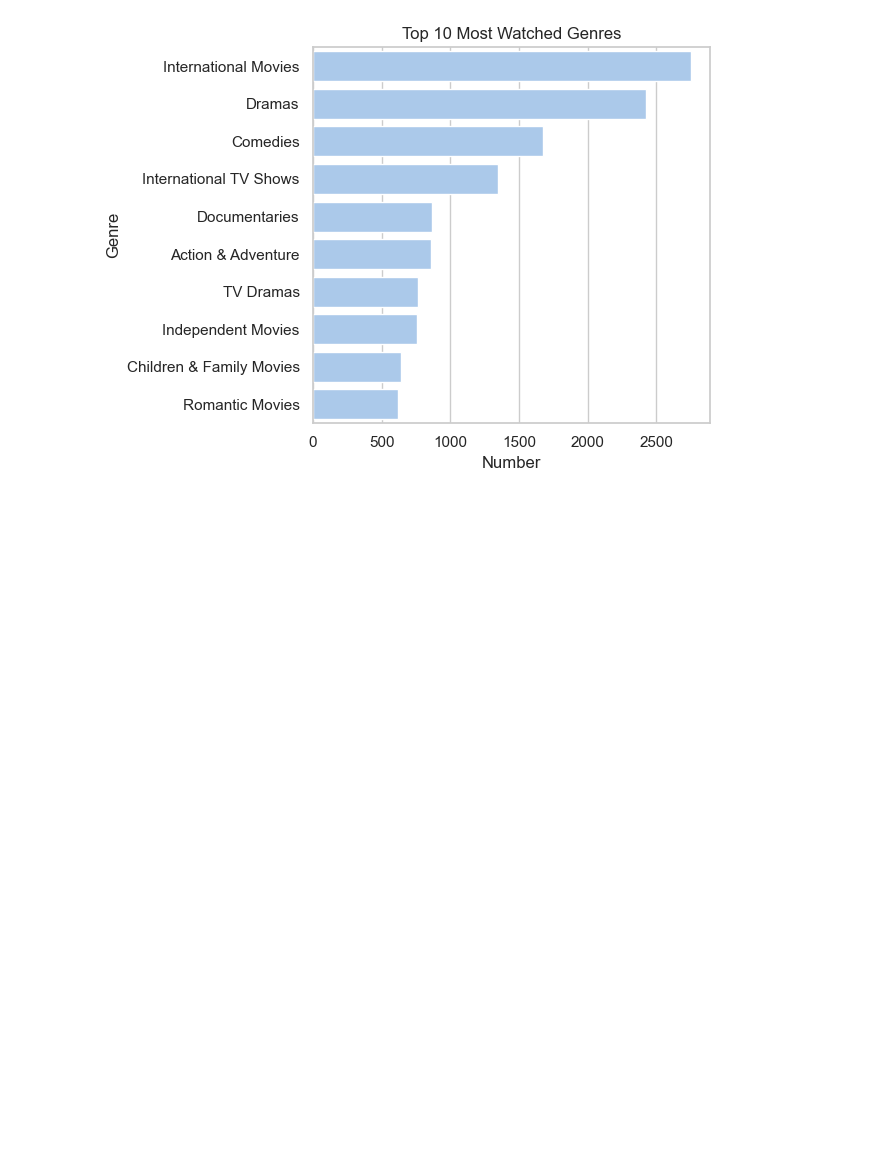
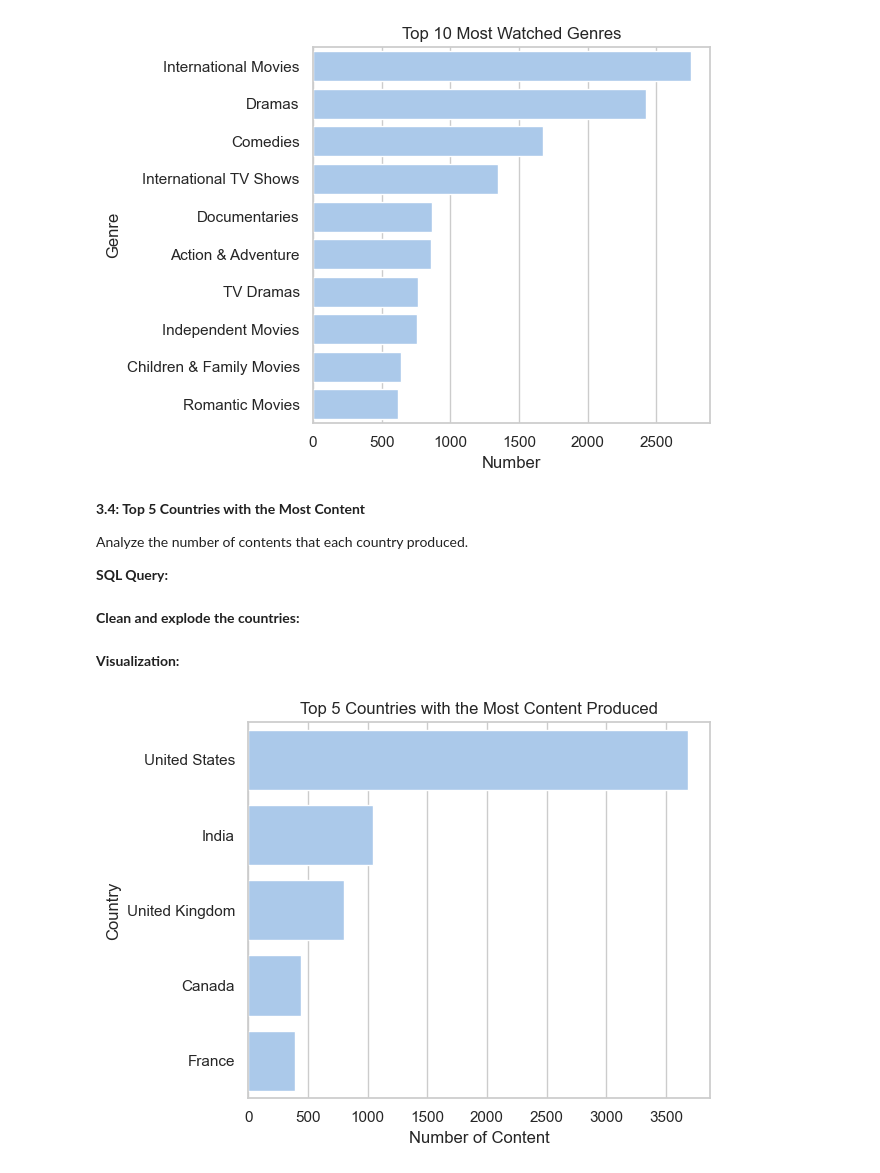
Before and after one commit to sudeirmaak/Netflix-EDA-Project, a Jupyter notebook: notebook/main.ipynb, the cells around one changed output. Cells and saved outputs as stored; diff of their text form; code cells hidden in the pictures; blank space fills up the shorter version.

Commit message:
Finished analysis and visualizations

```diff
--- a/notebook/main.ipynb
+++ b/notebook/main.ipynb
@@ -235,3 +235,41 @@ plt.savefig("../visuals/top_genres.png")
 plt.show()
 # %% [output]
 [figure]
+# %% [markdown]
+**3.4: Top 5 Countries with the Most Content**
+
+Analyze the number of contents that each country produced.
+
+**SQL Query:**
+# %%
+query = '''
+SELECT show_id, country
+FROM netflix
+WHERE country != 'Unknown'
+'''
+
+df_country = pd.read_sql(query,conn)
+# %% [markdown]
+**Clean and explode the countries:**
+# %%
+df_country['country'] = df_country['country'].str.split(',')
+df_country = df_country.explode('country')
+df_country['country'] = df_country['country'].str.strip()
+
+df_country = df_country[df_country['country'].str.lower() != 'unknown']
+country_counts = df_country['country'].value_counts().head(5)
+
+top_countries = country_counts.reset_index()
+top_countries.columns = ['country', 'count']
+# %% [markdown]
+**Visualization:**
+# %%
+sns.barplot(data=top_countries, x='count', y='country')
+plt.title('Top 5 Countries with the Most Content Produced')
+plt.xlabel('Number of Content')
+plt.ylabel('Country')
+plt.tight_layout()
+plt.savefig("../visuals/top_countries.png")
+plt.show()
+# %% [output]
+[figure, added]
```
Also changed, not shown: parts of 27 cells of this notebook, 6 other files.
